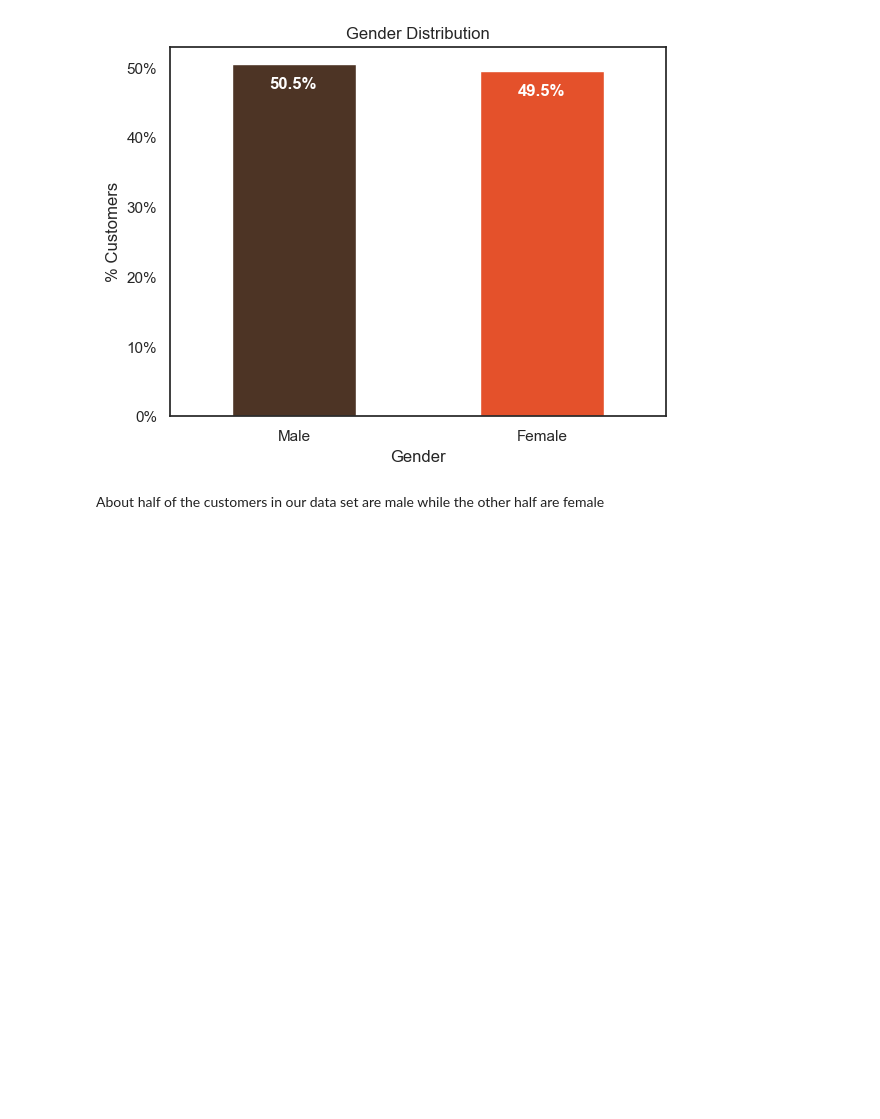
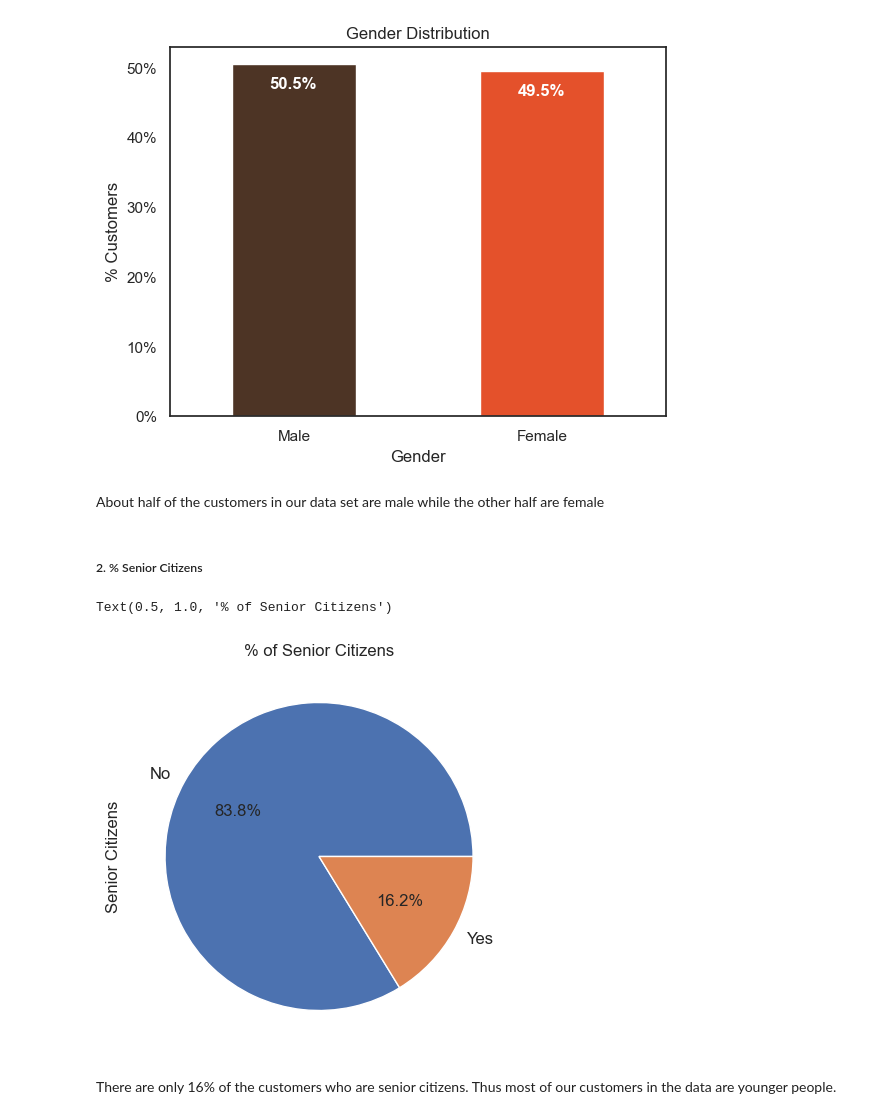
Before and after one commit to AmirMotefaker/Sales-Data-Analysis, a Jupyter notebook: Customer Churn Prediction/Customer Churn Prediction - Telecom/Customer Churn Prediction - Telecom.ipynb, the cells around one changed output. Drawn from its saved outputs; the diff is of its cells as text; code cells hidden in the pictures; blank space fills up the shorter version.

Commit message:
Update Customer Churn Prediction - Telecom

```diff
--- a/Customer Churn Prediction/Customer Churn Prediction - Telecom/Customer Churn Prediction - Telecom.ipynb
+++ b/Customer Churn Prediction/Customer Churn Prediction - Telecom/Customer Churn Prediction - Telecom.ipynb
@@ -174,3 +174,16 @@ for i in ax.patches:
 [figure]
 # %% [markdown]
 About half of the customers in our data set are male while the other half are female
+# %% [markdown]
+##### 2. % Senior Citizens
+# %%
+ax = (data['SeniorCitizen'].value_counts()*100.0 /len(data))\
+.plot.pie(autopct='%.1f%%', labels = ['No', 'Yes'],figsize =(5,5), fontsize = 12 )
+ax.yaxis.set_major_formatter(mtick.PercentFormatter())
+ax.set_ylabel('Senior Citizens',fontsize = 12)
+ax.set_title('% of Senior Citizens', fontsize = 12)
+# %% [output]
+Text(0.5, 1.0, '% of Senior Citizens')
+[figure, added]
+# %% [markdown]
+There are only 16% of the customers who are senior citizens. Thus most of our customers in the data are younger people.
```
Also changed, not shown: parts of 1 cell of this notebook.
